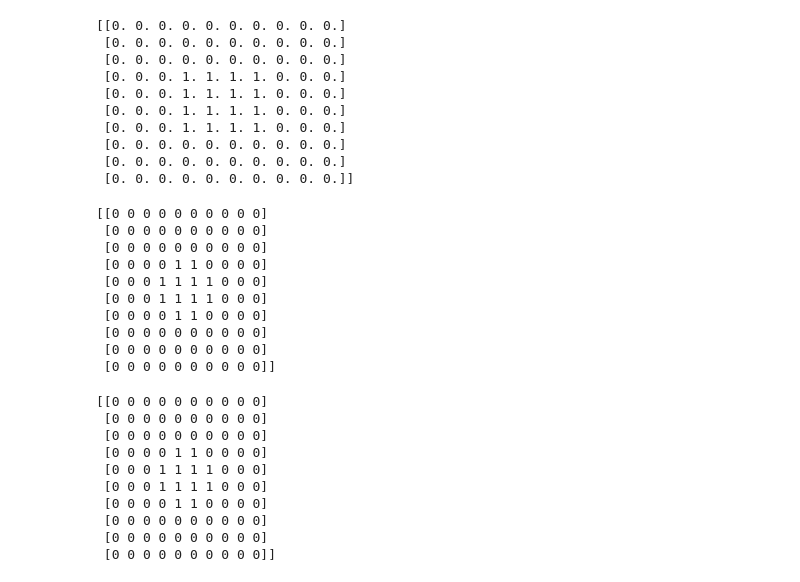
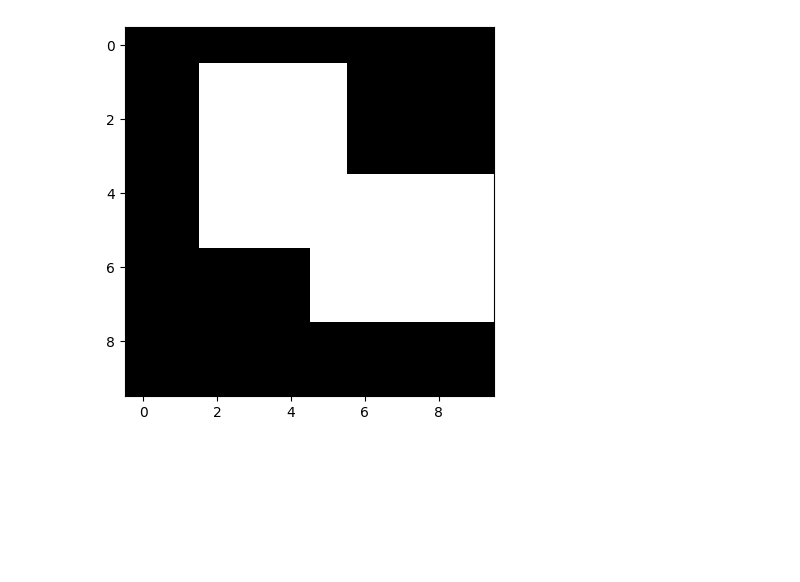
Before and after one commit to clEsperanto/pyclesperanto_prototype, a Jupyter notebook: demo/smoothing.ipynb, the cells around one changed output. Cells and saved outputs as stored; diff of their text form; code cells hidden in the pictures; blank space fills up the shorter version.

```diff
--- a/demo/smoothing.ipynb
+++ b/demo/smoothing.ipynb
@@ -5,44 +38,7 @@ from skimage.segmentation.morphsnakes import sup_inf
 # %%
 array = np.zeros((10, 10))
-array[3:7, 3:7] = 1
-print(array)
+array[1:6, 2:6] = 1
+array[4:8, 5:10] = 1
+cle.imshow(array)
 # %% [output]
-[[0. 0. 0. 0. 0. 0. 0. 0. 0. 0.]
- [0. 0. 0. 0. 0. 0. 0. 0. 0. 0.]
- [0. 0. 0. 0. 0. 0. 0. 0. 0. 0.]
- [0. 0. 0. 1. 1. 1. 1. 0. 0. 0.]
- [0. 0. 0. 1. 1. 1. 1. 0. 0. 0.]
- [0. 0. 0. 1. 1. 1. 1. 0. 0. 0.]
- [0. 0. 0. 1. 1. 1. 1. 0. 0. 0.]
- [0. 0. 0. 0. 0. 0. 0. 0. 0. 0.]
- [0. 0. 0. 0. 0. 0. 0. 0. 0. 0.]
- [0. 0. 0. 0. 0. 0. 0. 0. 0. 0.]]
+[figure, added]
-# %%
-array_smooth = cle.superior_inferior(array)
-print(array_smooth)
-# %% [output]
-[[0 0 0 0 0 0 0 0 0 0]
- [0 0 0 0 0 0 0 0 0 0]
- [0 0 0 0 0 0 0 0 0 0]
- [0 0 0 0 1 1 0 0 0 0]
- [0 0 0 1 1 1 1 0 0 0]
- [0 0 0 1 1 1 1 0 0 0]
- [0 0 0 0 1 1 0 0 0 0]
- [0 0 0 0 0 0 0 0 0 0]
- [0 0 0 0 0 0 0 0 0 0]
- [0 0 0 0 0 0 0 0 0 0]]
-# %%
-# Reference implementation
-array_smooth_ref = sup_inf(array)
-print(array_smooth_ref)
-# %% [output]
-[[0 0 0 0 0 0 0 0 0 0]
- [0 0 0 0 0 0 0 0 0 0]
- [0 0 0 0 0 0 0 0 0 0]
- [0 0 0 0 1 1 0 0 0 0]
- [0 0 0 1 1 1 1 0 0 0]
- [0 0 0 1 1 1 1 0 0 0]
- [0 0 0 0 1 1 0 0 0 0]
- [0 0 0 0 0 0 0 0 0 0]
- [0 0 0 0 0 0 0 0 0 0]
- [0 0 0 0 0 0 0 0 0 0]]
```
Also changed, not shown: parts of 3 cells of this notebook.
